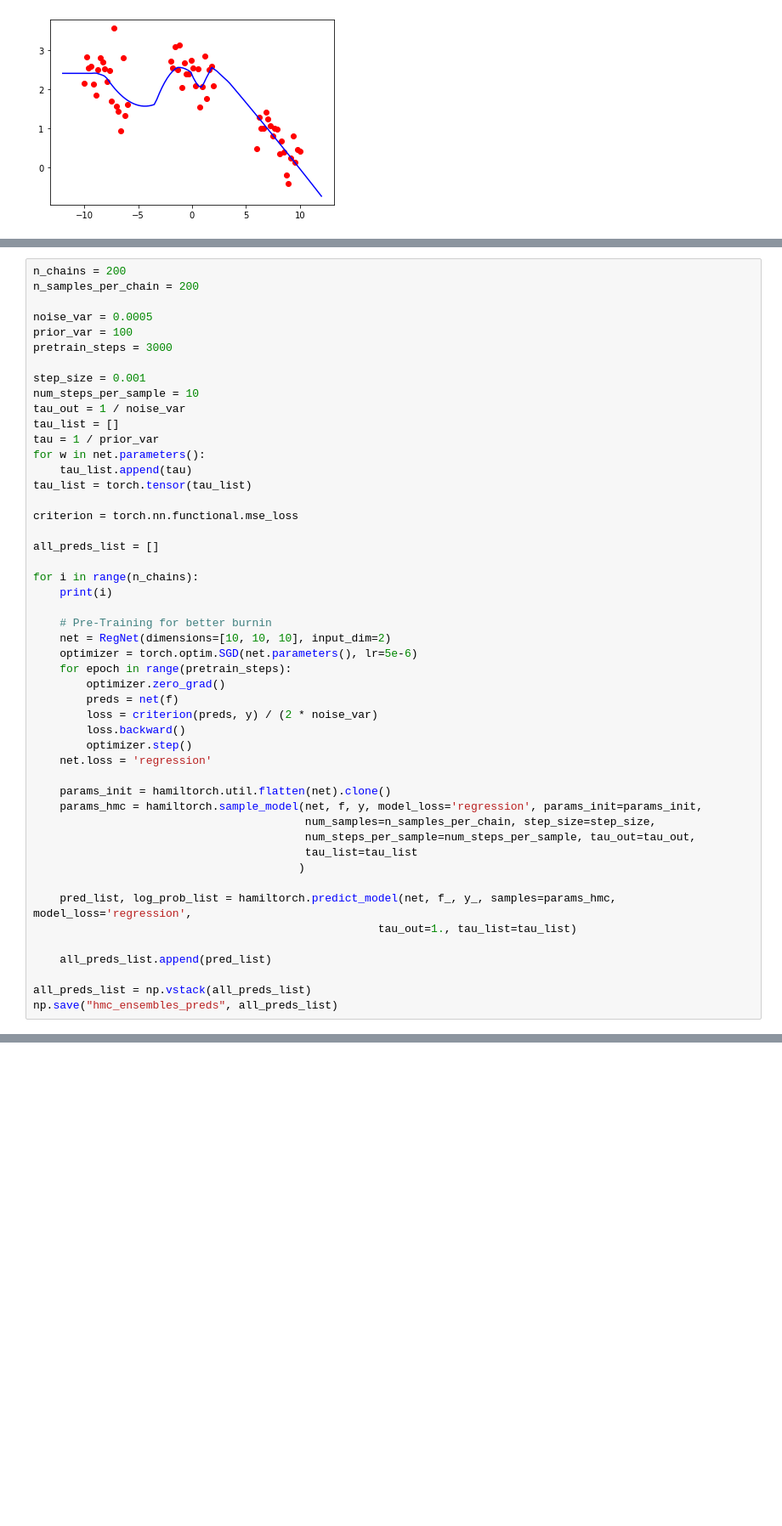
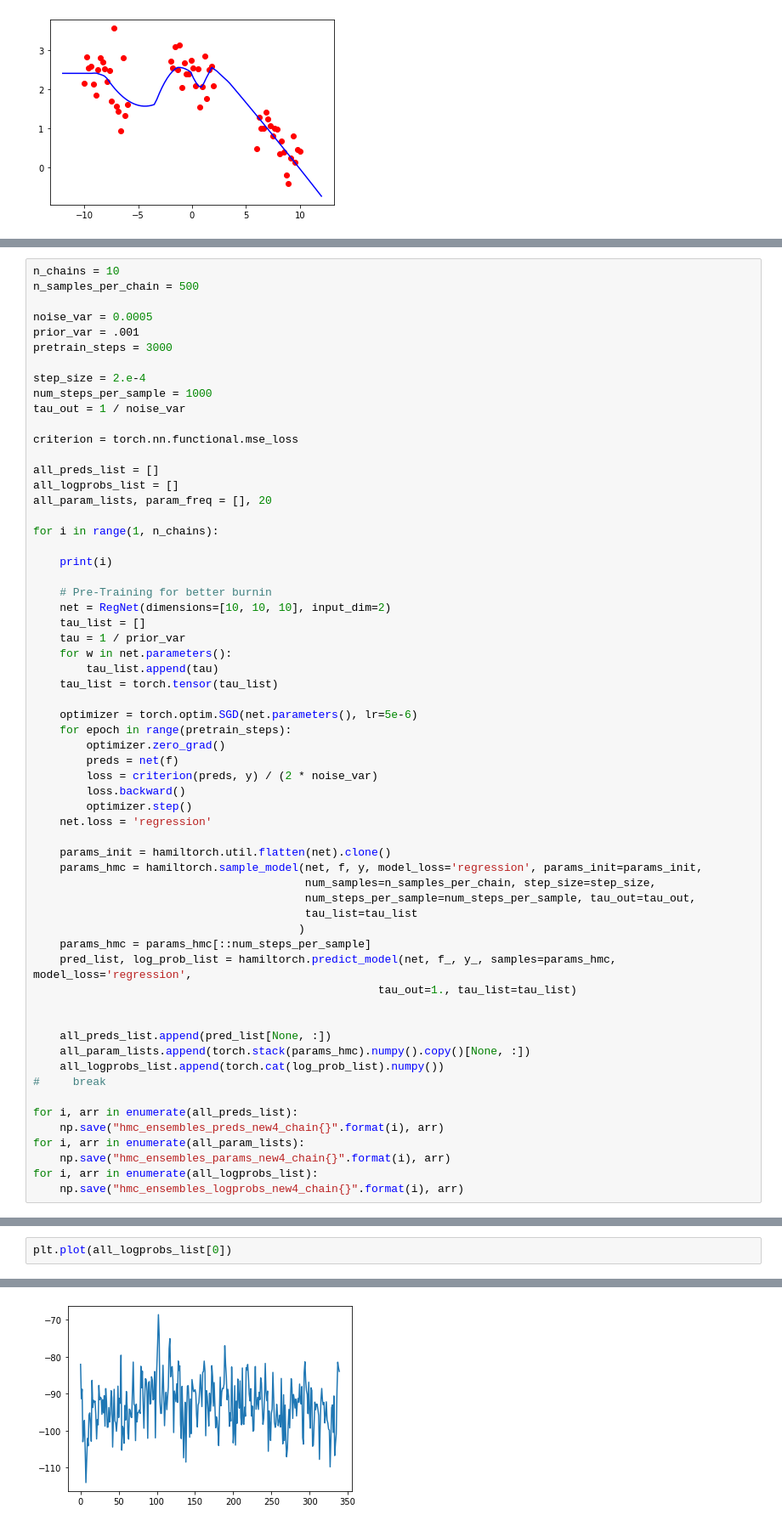
Before and after one commit to izmailovpavel/understandingbdl, a Jupyter notebook: experiments/deep_ensembles/1d regression_hmc.ipynb, the cells around one changed output, grey strips where cells are left out. Shown at 85% size. Saved outputs shown, nothing was run; the diff lists cells and outputs as text; blank space fills up the shorter version.

```diff
--- a/experiments/deep_ensembles/1d regression_hmc.ipynb
+++ b/experiments/deep_ensembles/1d regression_hmc.ipynb
@@ -79,29 +73,33 @@ Prior Variance: $100$
 # %%
-n_chains = 200
-n_samples_per_chain = 200
+n_chains = 10
+n_samples_per_chain = 500
 
 noise_var = 0.0005
-prior_var = 100
+prior_var = .001
 pretrain_steps = 3000
 
-step_size = 0.001
-num_steps_per_sample = 10
+step_size = 2.e-4
+num_steps_per_sample = 1000
 tau_out = 1 / noise_var
-tau_list = []
-tau = 1 / prior_var
-for w in net.parameters():
-    tau_list.append(tau)
-tau_list = torch.tensor(tau_list)
 
 criterion = torch.nn.functional.mse_loss
 
 all_preds_list = []
+all_logprobs_list = []
+all_param_lists, param_freq = [], 20
 
-for i in range(n_chains):
+for i in range(1, n_chains):
+
     print(i)
 
     # Pre-Training for better burnin
     net = RegNet(dimensions=[10, 10, 10], input_dim=2)
+    tau_list = []
+    tau = 1 / prior_var
+    for w in net.parameters():
+        tau_list.append(tau)
+    tau_list = torch.tensor(tau_list)
+
     optimizer = torch.optim.SGD(net.parameters(), lr=5e-6)
     for epoch in range(pretrain_steps):
         optimizer.zero_grad()
@@ -117,12 +115,20 @@ for i in range(n_chains):
                                          num_steps_per_sample=num_steps_per_sample, tau_out=tau_out,
                                          tau_list=tau_list
                                         )
-
+    params_hmc = params_hmc[::num_steps_per_sample]
     pred_list, log_prob_list = hamiltorch.predict_model(net, f_, y_, samples=params_hmc, model_loss='regression',
                                                     tau_out=1., tau_list=tau_list)
 
-    all_preds_list.append(pred_list)
 
-all_preds_list = np.vstack(all_preds_list)
-np.save("hmc_ensembles_preds", all_preds_list)
+    all_preds_list.append(pred_list[None, :])
+    all_param_lists.append(torch.stack(params_hmc).numpy().copy()[None, :])
+    all_logprobs_list.append(torch.cat(log_prob_list).numpy())
+#     break
+
+for i, arr in enumerate(all_preds_list):
+    np.save("hmc_ensembles_preds_new4_chain{}".format(i), arr)
+for i, arr in enumerate(all_param_lists):
+    np.save("hmc_ensembles_params_new4_chain{}".format(i), arr)
+for i, arr in enumerate(all_logprobs_list):
+    np.save("hmc_ensembles_logprobs_new4_chain{}".format(i), arr)
 # %% [output]
@@ -145,0 +152,3 @@ Acceptance Rate 0.83
+# %%
+plt.plot(all_logprobs_list[0])
+# %% [output]
@@ -146,2 +156,3 @@ Acceptance Rate 0.83
+[figure, added]
 # %%
 # all_preds = np.vstack([np.load("preds2_{}.npy".format(i)) for i in range(n_chains)])
```
Also changed, not shown: parts of 16 cells of this notebook, 1 other file.
